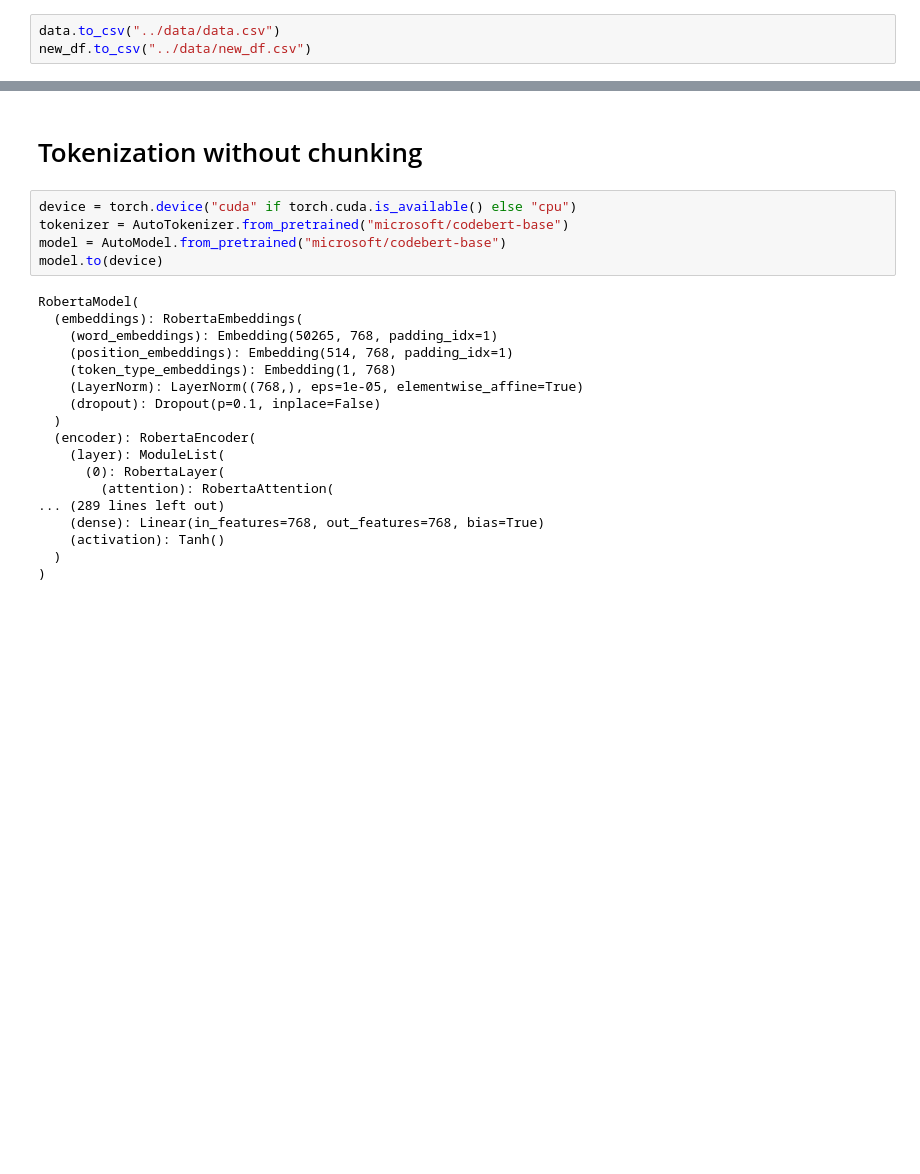
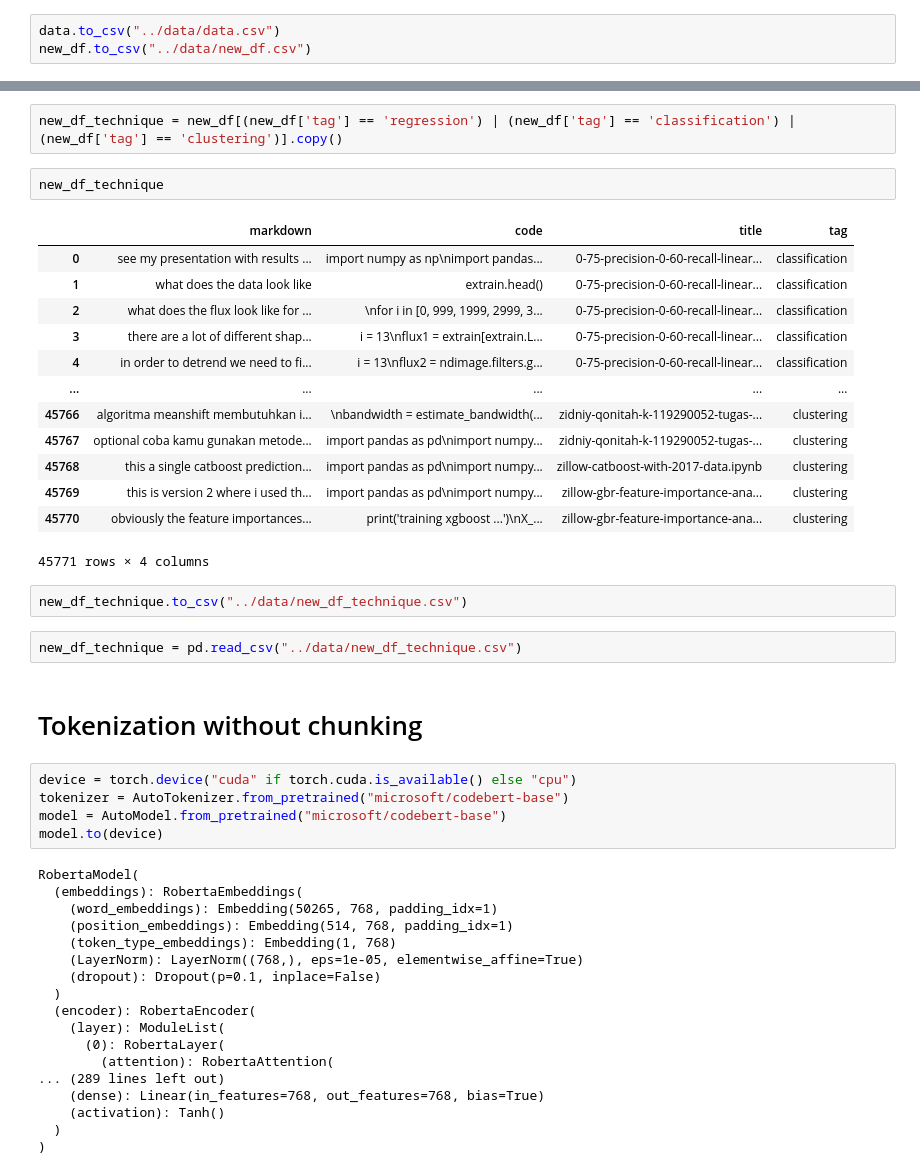
Before and after one commit to dikraMasrour/NotebookDocGen, a Jupyter notebook: Classification_Task/notebooks/09-Improving_results.ipynb, the cells around one changed output, grey strips where cells are left out. Drawn from its saved outputs; the diff is of its cells as text; blank space fills up the shorter version.

Commit message:
Another way to improve results

```diff
--- a/Classification_Task/notebooks/09-Improving_results.ipynb
+++ b/Classification_Task/notebooks/09-Improving_results.ipynb
@@ -299,3 +235,25 @@ new_df.to_csv("../data/new_df.csv")
+# %%
+new_df_technique = new_df[(new_df['tag'] == 'regression') | (new_df['tag'] == 'classification') | (new_df['tag'] == 'clustering')].copy()
+# %%
+new_df_technique
+# %% [output]
+|  | markdown | code | title | tag |
+| 0 | see my presentation with results ... | import numpy as np\nimport pandas... | 0-75-precision-0-60-recall-linear... | classification |
+| 1 | what does the data look like | extrain.head() | 0-75-precision-0-60-recall-linear... | classification |
+| 2 | what does the flux look like for ... | \nfor i in [0, 999, 1999, 2999, 3... | 0-75-precision-0-60-recall-linear... | classification |
+| 3 | there are a lot of different shap... | i = 13\nflux1 = extrain[extrain.L... | 0-75-precision-0-60-recall-linear... | classification |
+| 4 | in order to detrend we need to fi... | i = 13\nflux2 = ndimage.filters.g... | 0-75-precision-0-60-recall-linear... | classification |
+| ... | ... | ... | ... | ... |
+| 45766 | algoritma meanshift membutuhkan i... | \nbandwidth = estimate_bandwidth(... | zidniy-qonitah-k-119290052-tugas-... | clustering |
+| 45767 | optional coba kamu gunakan metode... | import pandas as pd\nimport numpy... | zidniy-qonitah-k-119290052-tugas-... | clustering |
+| 45768 | this a single catboost prediction... | import pandas as pd\nimport numpy... | zillow-catboost-with-2017-data.ipynb | clustering |
+| 45769 | this is version 2 where i used th... | import pandas as pd\nimport numpy... | zillow-gbr-feature-importance-ana... | clustering |
+| 45770 | obviously the feature importances... | print('training xgboost ...')\nX_... | zillow-gbr-feature-importance-ana... | clustering |
+45771 rows × 4 columns
+# %%
+new_df_technique.to_csv("../data/new_df_technique.csv")
+# %%
+new_df_technique = pd.read_csv("../data/new_df_technique.csv")
 # %% [markdown]
 # Tokenization without chunking
 # %%
```
Also changed, not shown: parts of 33 cells of this notebook, 1 other file.
